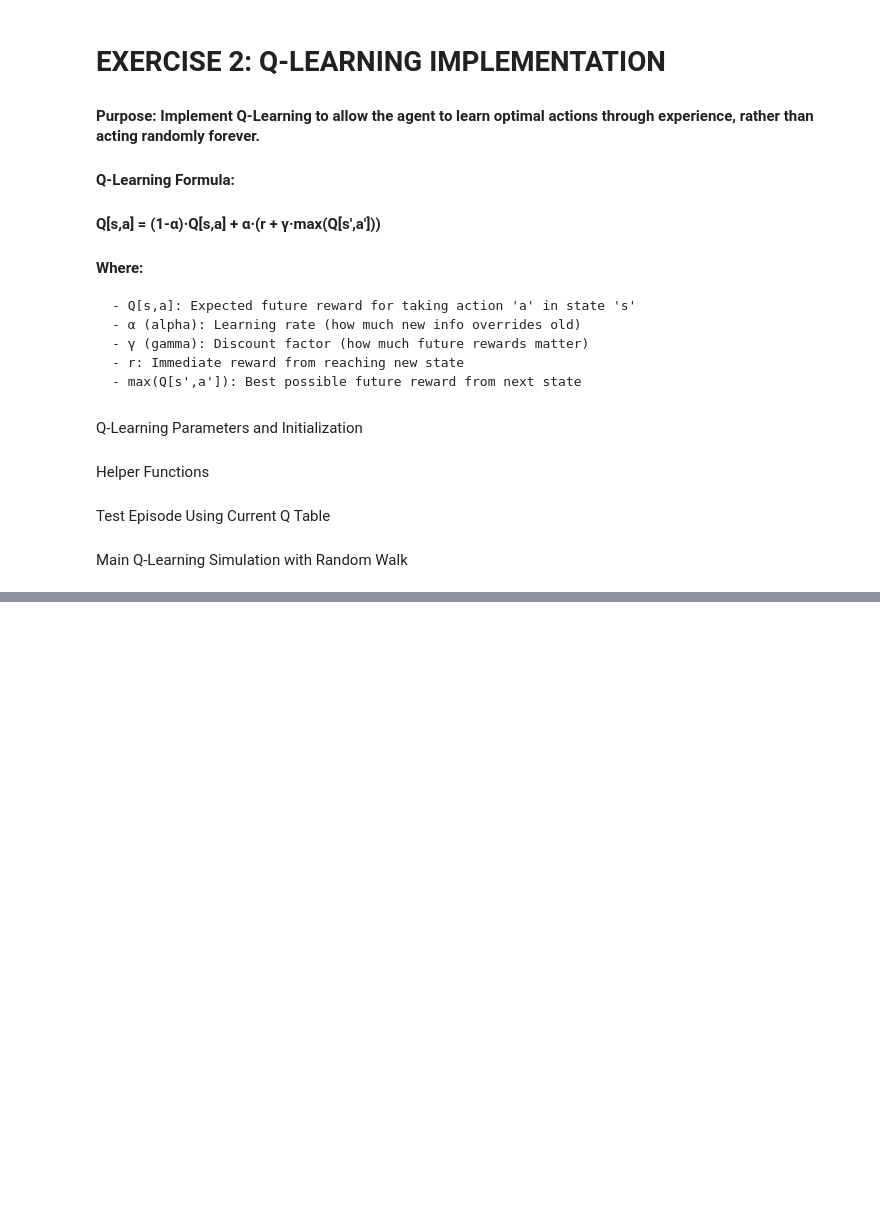
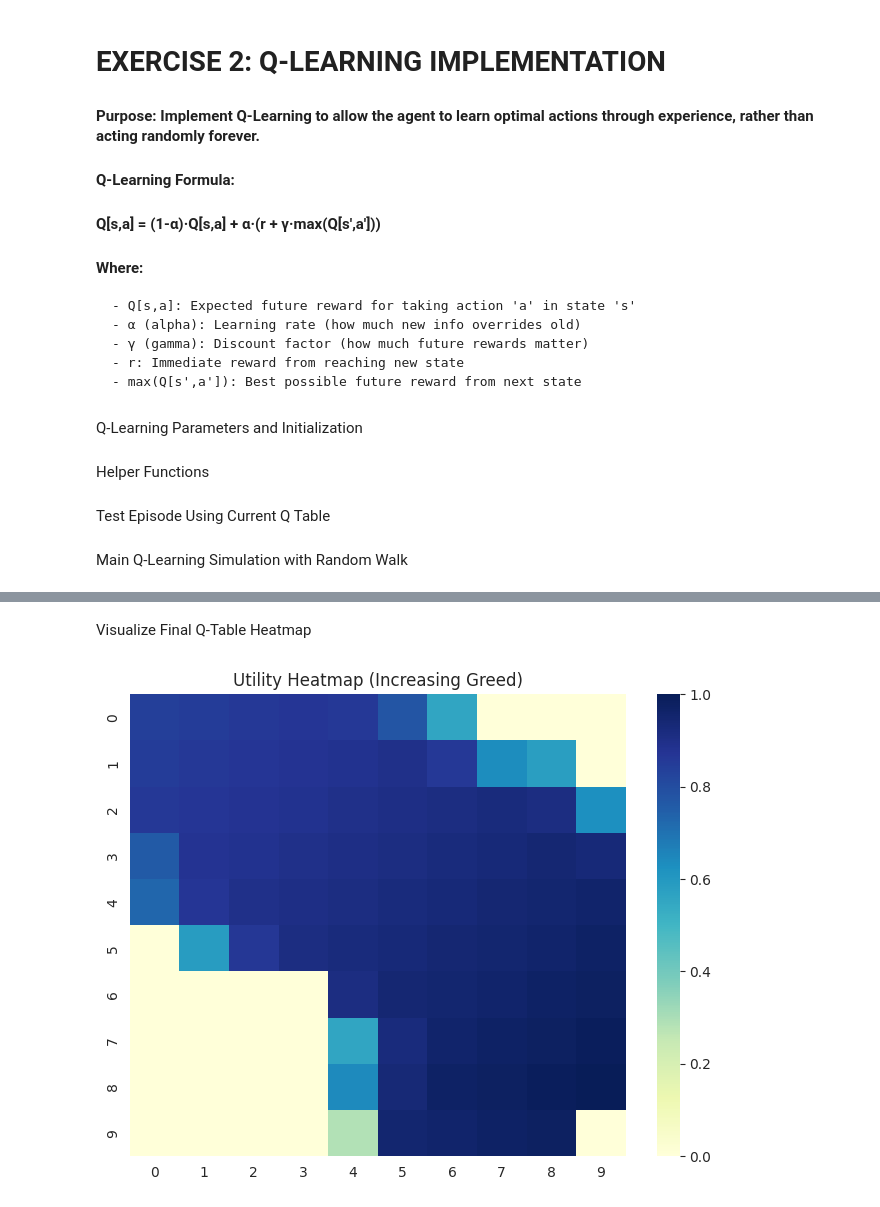
Before and after one commit to GauravGurung123/ml-supervised-learning-assignment-1, a Jupyter notebook: ReinforcementLearningEx/re_ex_1.ipynb, the cells around one changed output, grey strips where cells are left out. Cells and saved outputs as stored; diff of their text form; code cells hidden in the pictures; blank space fills up the shorter version.

```diff
--- a/ReinforcementLearningEx/re_ex_1.ipynb
+++ b/ReinforcementLearningEx/re_ex_1.ipynb
@@ -416,0 +453,9 @@ plt.show()
+# %%
+def step_q_epsilon(s, epsilon):
+    a = epsilon_greedy_action(s, epsilon)
+    next_s = transition(s, ACTIONS[a])
+    r = reward(next_s)
+
+    Q[s, a] = (1 - alpha) * Q[s, a] + alpha * (r + gamma * np.max(Q[next_s]))
+
+    return next_s
@@ -416,0 +576,11 @@ plt.show()
+# %% [markdown]
+Visualize Final Q-Table Heatmap
+# %%
+final_util = np.max(inc_Q, axis=1).reshape(GRID_SIZE, GRID_SIZE)
+
+plt.figure(figsize=(8,6))
+sns.heatmap(final_util, cmap="YlGnBu")
+plt.title("Utility Heatmap (Increasing Greed)")
+plt.show()
+# %% [output]
+[figure, added]
```
Also changed, not shown: parts of 23 cells of this notebook.
